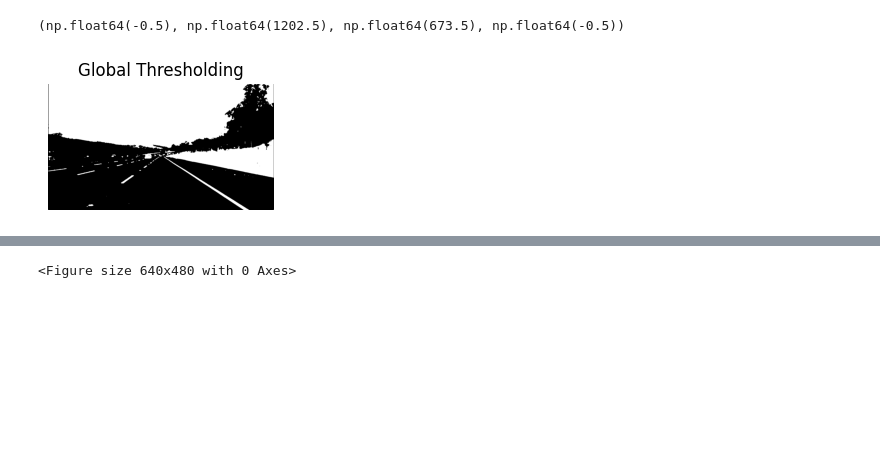
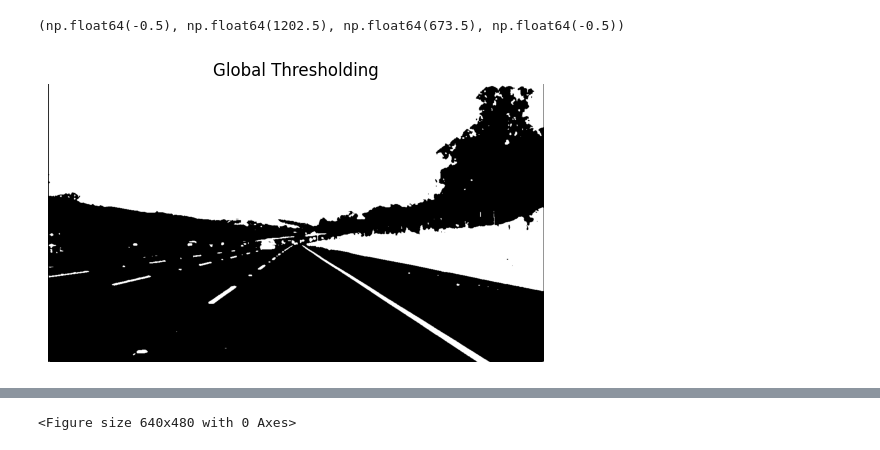
Before and after one commit to Aadi6777/Record-THRESHOLDING, a Jupyter notebook: exp 8.ipynb, the cells around one changed output, grey strips where cells are left out. Cells and saved outputs as stored; diff of their text form; code cells hidden in the pictures; blank space fills up the shorter version.

```diff
--- a/exp 8.ipynb
+++ b/exp 8.ipynb
@@ -27,11 +27,11 @@ adaptive_thresholded = cv2.adaptiveThreshold(gray_image, 255, cv2.ADAPTIVE_THRES
 # %%
 _, otsu_thresholded = cv2.threshold(gray_image, 0, 255, cv2.THRESH_BINARY + cv2.THRESH_OTSU)
 # %%
-plt.subplot(2, 2, 2)
+
 plt.imshow(global_thresholded, cmap='gray')
 plt.title("Global Thresholding")
 plt.axis('off')
 # %% [output]
 (np.float64(-0.5), np.float64(1202.5), np.float64(673.5), np.float64(-0.5))
-[figure, old version]
+[figure, new version]
 # %%
```
Also changed, not shown: parts of 3 cells of this notebook.
